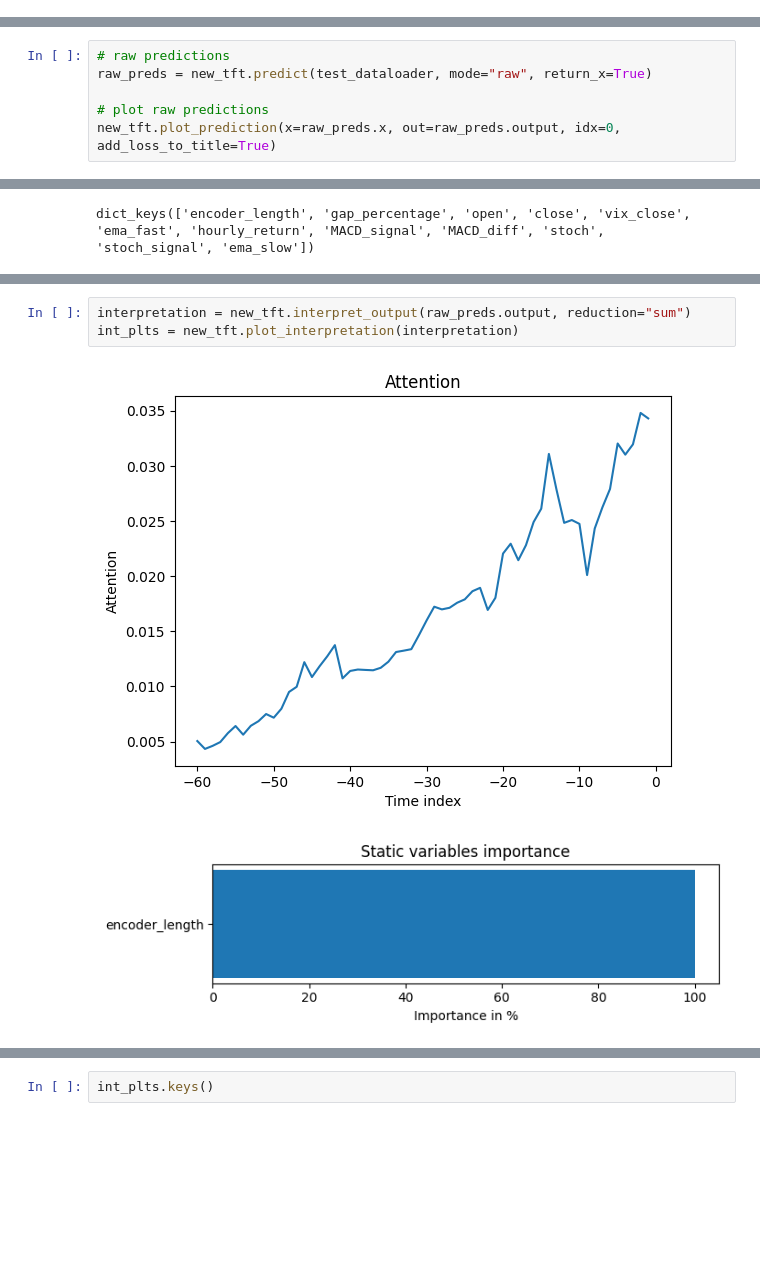
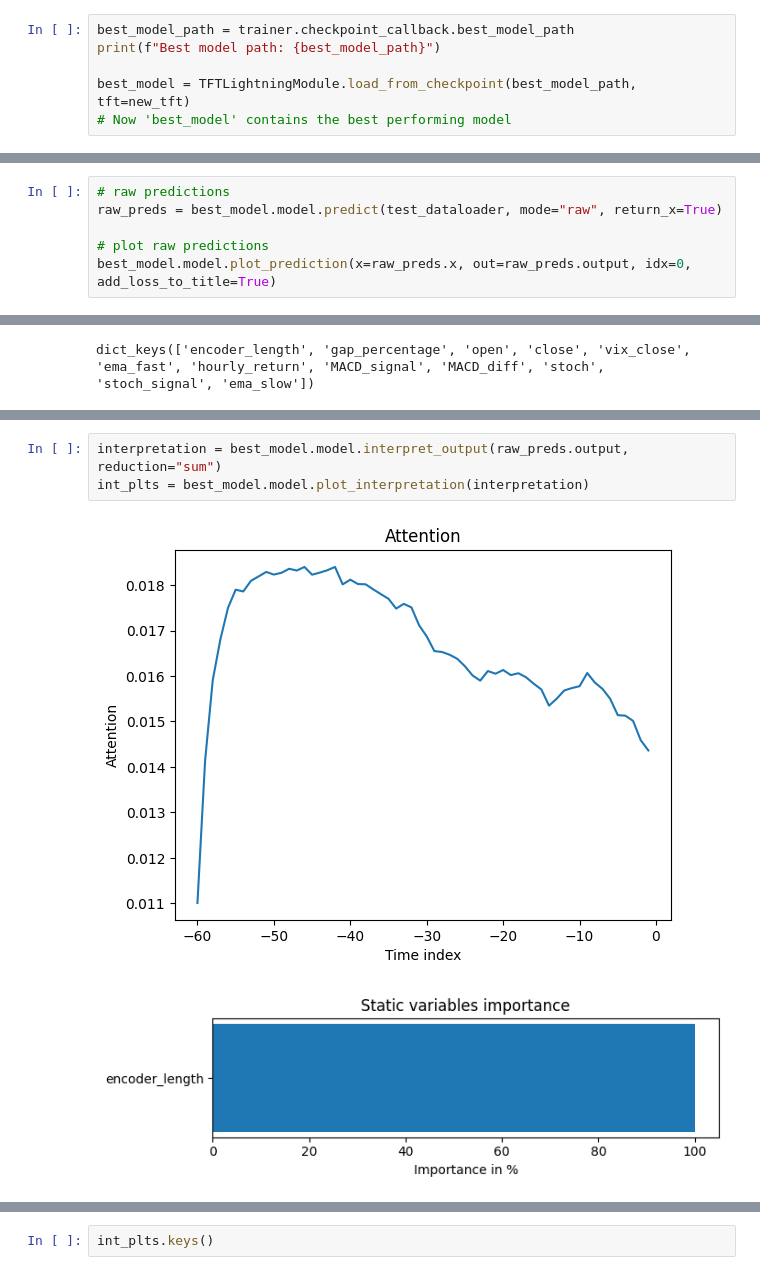
Before and after one commit to manikBS/omscs-capstone, a Jupyter notebook: yash_tft_training.ipynb, the cells around one changed output, grey strips where cells are left out. Drawn from its saved outputs; the diff is of its cells as text; blank space fills up the shorter version.

```diff
--- a/yash_tft_training.ipynb
+++ b/yash_tft_training.ipynb
@@ -801,3 +803,9 @@ val_df.shape
 test_df.shape
 # %% [output]
 (2250, 23)
+# %%
+best_model_path = trainer.checkpoint_callback.best_model_path
+print(f"Best model path: {best_model_path}")
+
+best_model = TFTLightningModule.load_from_checkpoint(best_model_path, tft=new_tft)
+# Now 'best_model' contains the best performing model
@@ -856,9 +886,9 @@ tensor([[17732.4492, 17732.7949, 17733.0469, 17733.4121, 17733.5840, 17733.7285,
 # %%
 # raw predictions
-raw_preds = new_tft.predict(test_dataloader, mode="raw", return_x=True)
+raw_preds = best_model.model.predict(test_dataloader, mode="raw", return_x=True)
 
 # plot raw predictions
-new_tft.plot_prediction(x=raw_preds.x, out=raw_preds.output, idx=0, add_loss_to_title=True)
+best_model.model.plot_prediction(x=raw_preds.x, out=raw_preds.output, idx=0, add_loss_to_title=True)
 # %% [output]
 INFO: LOCAL_RANK: 0 - CUDA_VISIBLE_DEVICES: [0]
 INFO:lightning.pytorch.accelerators.cuda:LOCAL_RANK: 0 - CUDA_VISIBLE_DEVICES: [0]
@@ -894,6 +924,6 @@ plts['vix_close']
 # %%
-interpretation = new_tft.interpret_output(raw_preds.output, reduction="sum")
-int_plts = new_tft.plot_interpretation(interpretation)
+interpretation = best_model.model.interpret_output(raw_preds.output, reduction="sum")
+int_plts = best_model.model.plot_interpretation(interpretation)
 # %% [output]
-[figure, old version]
+[figure, new version]
 [figure]
```
Also changed, not shown: parts of 9 cells of this notebook.
